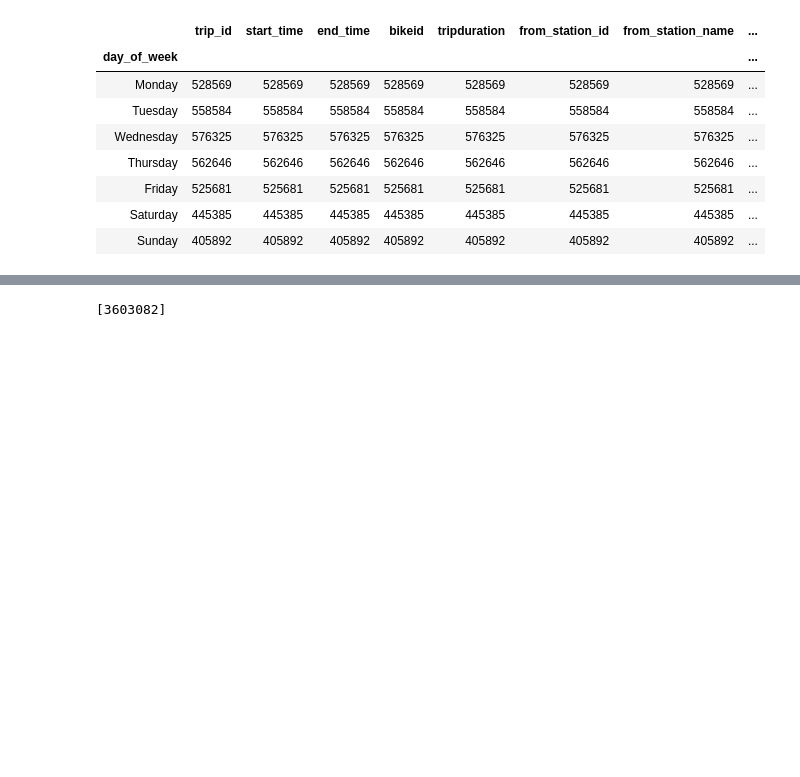
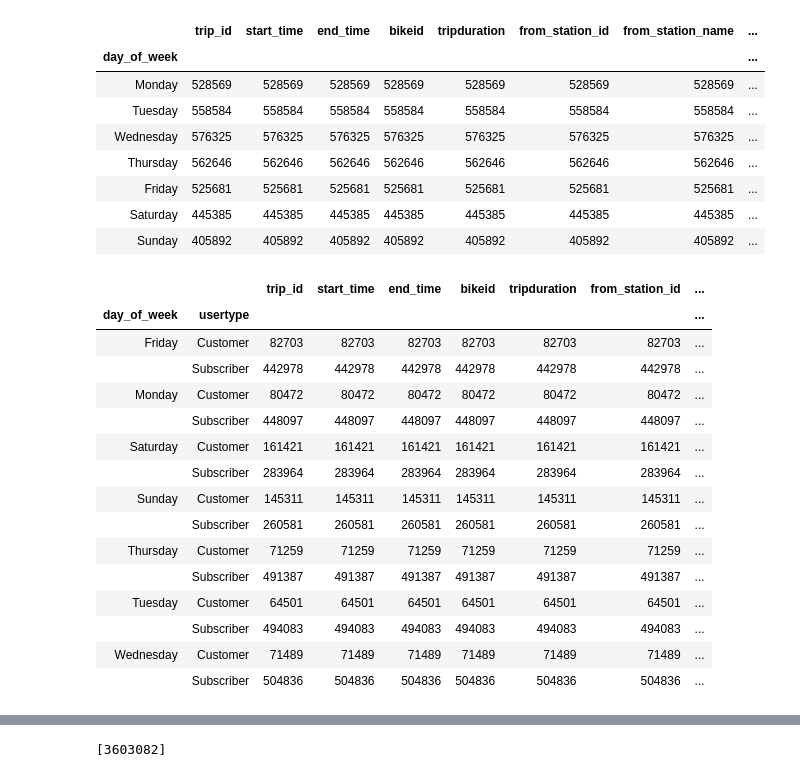
Before and after one commit to AlejandraRosa/Divvy_Project, a Jupyter notebook: Divvy_main.ipynb, the cells around one changed output, grey strips where cells are left out. Saved outputs shown, nothing was run; the diff lists cells and outputs as text; code cells hidden in the pictures; blank space fills up the shorter version.

```diff
--- a/Divvy_main.ipynb
+++ b/Divvy_main.ipynb
@@ -238,4 +221,23 @@ divvy_reorg
 | Friday | 525681 | 525681 | 525681 | 525681 | 525681 | 525681 | 525681 | ... |
 | Saturday | 445385 | 445385 | 445385 | 445385 | 445385 | 445385 | 445385 | ... |
 | Sunday | 405892 | 405892 | 405892 | 405892 | 405892 | 405892 | 405892 | ... |
+# %%
+divvy_weekday_usertype
+# %% [output]
+|  |  | trip_id | start_time | end_time | bikeid | tripduration | from_station_id | ... |
+| day_of_week | usertype |  |  |  |  |  |  | ... |
+| Friday | Customer | 82703 | 82703 | 82703 | 82703 | 82703 | 82703 | ... |
+|  | Subscriber | 442978 | 442978 | 442978 | 442978 | 442978 | 442978 | ... |
+| Monday | Customer | 80472 | 80472 | 80472 | 80472 | 80472 | 80472 | ... |
+|  | Subscriber | 448097 | 448097 | 448097 | 448097 | 448097 | 448097 | ... |
+| Saturday | Customer | 161421 | 161421 | 161421 | 161421 | 161421 | 161421 | ... |
+|  | Subscriber | 283964 | 283964 | 283964 | 283964 | 283964 | 283964 | ... |
+| Sunday | Customer | 145311 | 145311 | 145311 | 145311 | 145311 | 145311 | ... |
+|  | Subscriber | 260581 | 260581 | 260581 | 260581 | 260581 | 260581 | ... |
+| Thursday | Customer | 71259 | 71259 | 71259 | 71259 | 71259 | 71259 | ... |
+|  | Subscriber | 491387 | 491387 | 491387 | 491387 | 491387 | 491387 | ... |
+| Tuesday | Customer | 64501 | 64501 | 64501 | 64501 | 64501 | 64501 | ... |
+|  | Subscriber | 494083 | 494083 | 494083 | 494083 | 494083 | 494083 | ... |
+| Wednesday | Customer | 71489 | 71489 | 71489 | 71489 | 71489 | 71489 | ... |
+|  | Subscriber | 504836 | 504836 | 504836 | 504836 | 504836 | 504836 | ... |
 # %%
```
Also changed, not shown: parts of 12 cells of this notebook.
